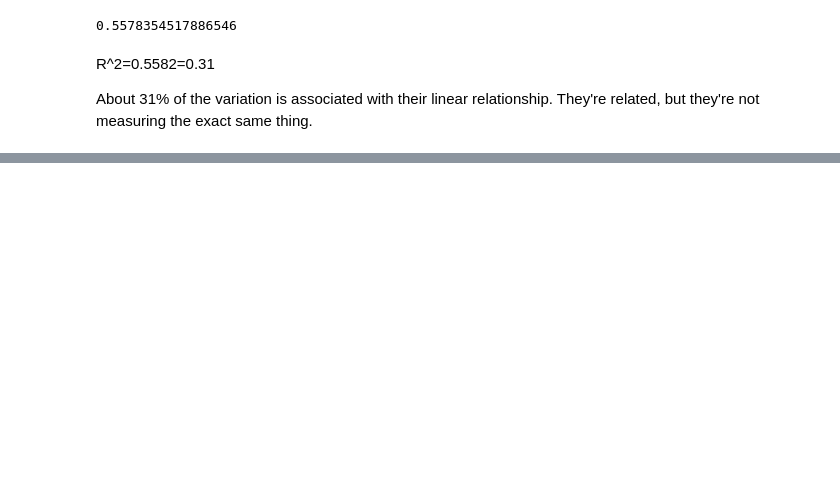
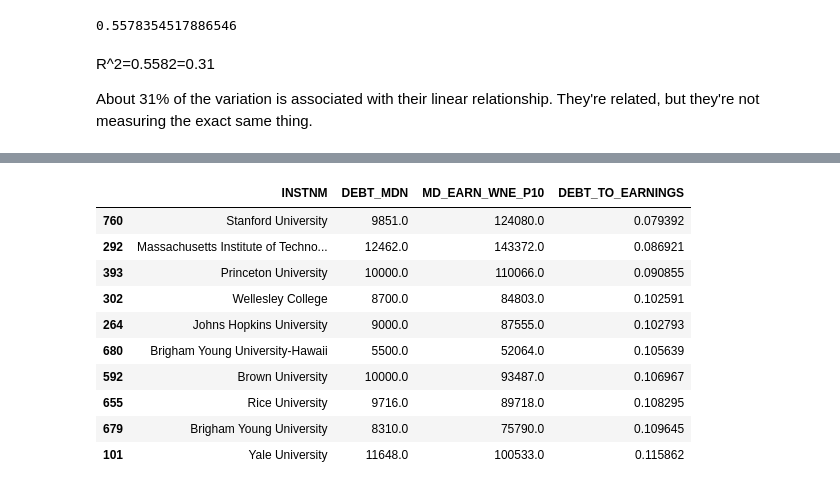
Before and after one commit to DanielYaari28/AIPI510P1, a Jupyter notebook: 02_feature_engineering.ipynb, the cells around one changed output, grey strips where cells are left out. Saved outputs shown, nothing was run; the diff lists cells and outputs as text; code cells hidden in the pictures; blank space fills up the shorter version.

```diff
--- a/02_feature_engineering.ipynb
+++ b/02_feature_engineering.ipynb
@@ -79,0 +99,19 @@ They're related, but they're not measuring the exact same thing.
+# %%
+outcome = (
+    df.sort_values("DEBT_TO_EARNINGS", ascending=True).head(10)
+    [["INSTNM", "DEBT_MDN", "MD_EARN_WNE_P10", "DEBT_TO_EARNINGS"]]
+)
+
+outcome
+# %% [output]
+|  | INSTNM | DEBT_MDN | MD_EARN_WNE_P10 | DEBT_TO_EARNINGS |
+| 760 | Stanford University | 9851.0 | 124080.0 | 0.079392 |
+| 292 | Massachusetts Institute of Techno... | 12462.0 | 143372.0 | 0.086921 |
+| 393 | Princeton University | 10000.0 | 110066.0 | 0.090855 |
+| 302 | Wellesley College | 8700.0 | 84803.0 | 0.102591 |
+| 264 | Johns Hopkins University | 9000.0 | 87555.0 | 0.102793 |
+| 680 | Brigham Young University-Hawaii | 5500.0 | 52064.0 | 0.105639 |
+| 592 | Brown University | 10000.0 | 93487.0 | 0.106967 |
+| 655 | Rice University | 9716.0 | 89718.0 | 0.108295 |
+| 679 | Brigham Young University | 8310.0 | 75790.0 | 0.109645 |
+| 101 | Yale University | 11648.0 | 100533.0 | 0.115862 |
```
Also changed, not shown: parts of 14 cells of this notebook.
